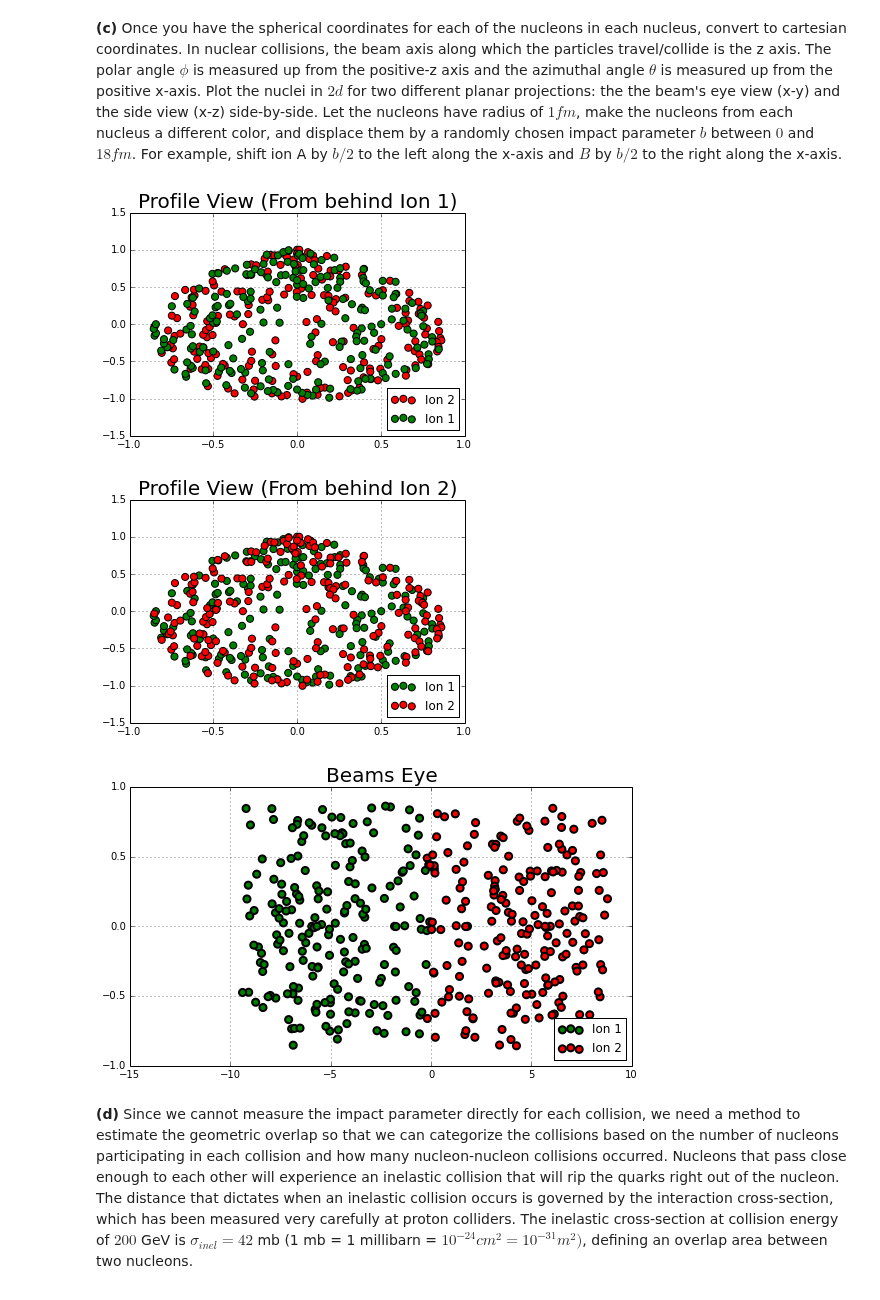
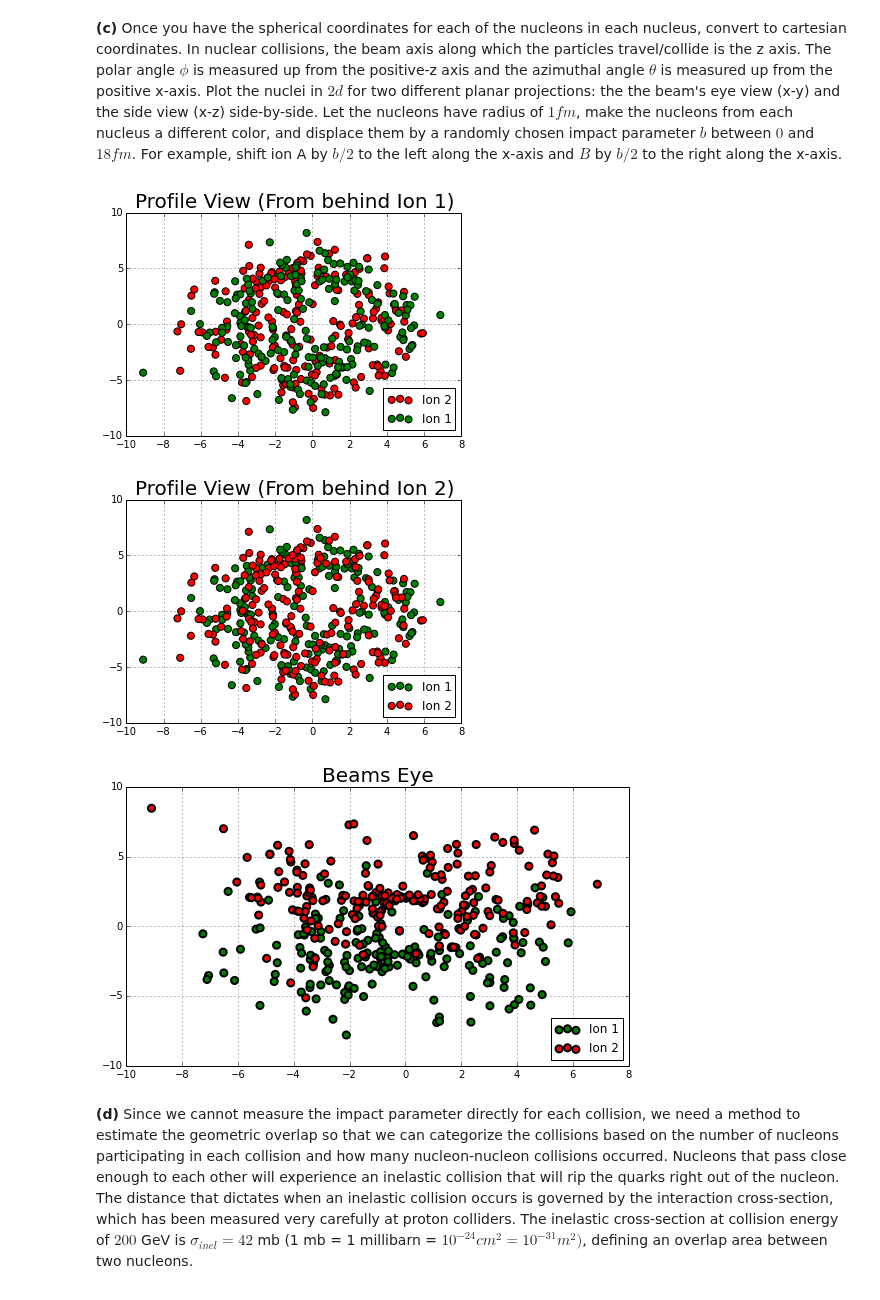
Before and after one commit to joknowle/PHYS202-S14, a Jupyter notebook: SciPy/RandomAndMCExercises .ipynb, the cells around one changed output. Cells and saved outputs as stored; diff of their text form; code cells hidden in the pictures.

```diff
--- a/SciPy/RandomAndMCExercises .ipynb
+++ b/SciPy/RandomAndMCExercises .ipynb
@@ -304,7 +302,7 @@ def distribute1D(x,prob,N):
         r = np.random.ranf()
         xsamples[i] = x[CDF.searchsorted(r)]
     return xsamples
-r = np.arange(0,1.01,0.001) # fm
+r = np.arange(0,12.01,0.001) # fm
 # Samples of 197 nucleons for each nucleus using WS func. Later Transformed to spherical coords.
 getGoldR1 = distribute1D(r, WS2(r, rho_naught, 6.38, 0., 0.535), 197)
 #Need two for different set of random points.
@@ -316,20 +314,13 @@ phi1 = []
 phi2 = []
 theta1 = []
 theta2 = []
-for i in linspace(0, 1., 197):
-    phi_point = 2. * np.pi * i
-    th_point = np.arccos(2. * i - 1.)
-    phi1.append(phi_point)
-    phi2.append(phi_point)
-    theta1.append(th_point)
-    theta2.append(th_point)
 
 # Wrong method: Not uniform... Needs linspace.
-# getPhi1 = 2. * np.pi * np.random.random(197)
-# getPhi2 = 2. * np.pi * np.random.random(197)
+phi1 = 2. * np.pi * np.random.random(197)
+phi2 = 2. * np.pi * np.random.random(197)
 # Uniform sampling with polar transformation.
-# theta1 = np.arccos(2. * np.random.random(197) - 1.)
-# theta2 = np.arccos(2. * np.random.random(197) - 1.)
+theta1 = np.arccos(2. * np.random.random(197) - 1.)
+theta2 = np.arccos(2. * np.random.random(197) - 1.)
 # %% [markdown]
 **(c)** Once you have the spherical coordinates for each of the nucleons in each nucleus, convert to cartesian coordinates. In nuclear collisions, the beam axis along which the particles travel/collide is the z axis. The polar angle $\phi$ is measured up from the positive-z axis and the azimuthal angle $\theta$ is measured up from the positive x-axis.
 Plot the nuclei in $2d$ for two different planar projections: the the beam's eye view (x-y) and the side view (x-z) side-by-side.
@@ -348,7 +339,7 @@ x2 = []
 y2 = []
 z2 = []
 # Random points for x and y axis with displacement 18fm.
-b = np.random.uniform(0, 18, 197)
+b = np.random.uniform(0, 18, 1)
 #b = 6
 
 for i in xrange(197):
@@ -361,11 +352,11 @@ for i in xrange(197):
     yPlotIon2 = getGoldR2[i] * np.sin(theta2[i]) * np.sin(phi2[i])
     zPlotIon2 = getGoldR2[i] * np.cos(phi2[i])
 
-    x1.append(xPlotIon1 - (b[i]/2))
+    x1.append(xPlotIon1 - (b/2))
     y1.append(yPlotIon1)
     z1.append(zPlotIon1)
 
-    x2.append(xPlotIon2 + (b[i]/2))
+    x2.append(xPlotIon2 + (b/2))
     y2.append(yPlotIon2)
     z2.append(zPlotIon2)
 
@@ -375,36 +366,36 @@ for i in xrange(197):
 
 # Profile View: X-Y plot
 plt.title('Profile View (From behind Ion 1)', fontsize = 20)
 plt.figure(1, (10, 8 ))
 plt.scatter(y1, z1, linewidth =  1, s = 50, color = 'r', label = "Ion 2", edgecolors = 'k')
 plt.scatter(y2, z2, linewidth =  1, s = 50, color = 'g', label = "Ion 1", edgecolors = 'k')
 plt.grid()
 plt.legend(loc = "lower right")
 plt.show()
 
 # Profile View: X-Y plot
 plt.title('Profile View (From behind Ion 2)', fontsize = 20)
 plt.figure(1, (10, 8 ))
 plt.scatter(y2, z2, linewidth =  1, s = 50, color = 'g', label = "Ion 1", edgecolors = 'k')
 plt.scatter(y1, z1, linewidth =  1, s = 50, color = 'r', label = "Ion 2", edgecolors = 'k')
 plt.grid()
 plt.legend(loc = "lower right")
 plt.show()
 
 
 # Beam's Eye: Y-Z plot
 plt.figure(1, (9, 5 ))
 plt.title('Beams Eye', fontsize = 20)
 
 plt.scatter(x1, y1, linewidth =  2, s = 50, color = 'g', label = "Ion 1", edgecolors = 'k')
 plt.scatter(x2, y2, linewidth =  2, s = 50, color = 'r', label = "Ion 2", edgecolors = 'k')
 plt.grid()
 plt.legend(loc = "lower right")
 plt.show()
 # %% [output]
-[figure, old version]
+[figure, new version]
-[figure, old version]
+[figure, new version]
-[figure, old version]
+[figure, new version]
 # %% [markdown]
 **(d)** Since we cannot measure the impact parameter directly for each collision, we need a method to estimate the geometric overlap so that we can categorize the collisions based on the number of nucleons participating in each collision and how many nucleon-nucleon collisions occurred. Nucleons that pass close enough to each other will experience an inelastic collision that will rip the quarks right out of the nucleon. The distance that dictates when an inelastic collision occurs is governed by the interaction cross-section, which has been measured very carefully at proton colliders. The inelastic cross-section at collision energy of $200$ GeV is $\sigma_{inel} = 42$ mb (1 mb = 1 millibarn = $10^{−24} cm^2 = 10^{−31} m^2)$, defining an overlap area between two nucleons.
 
```
Also changed, not shown: parts of 5 cells of this notebook, 2 other files.
